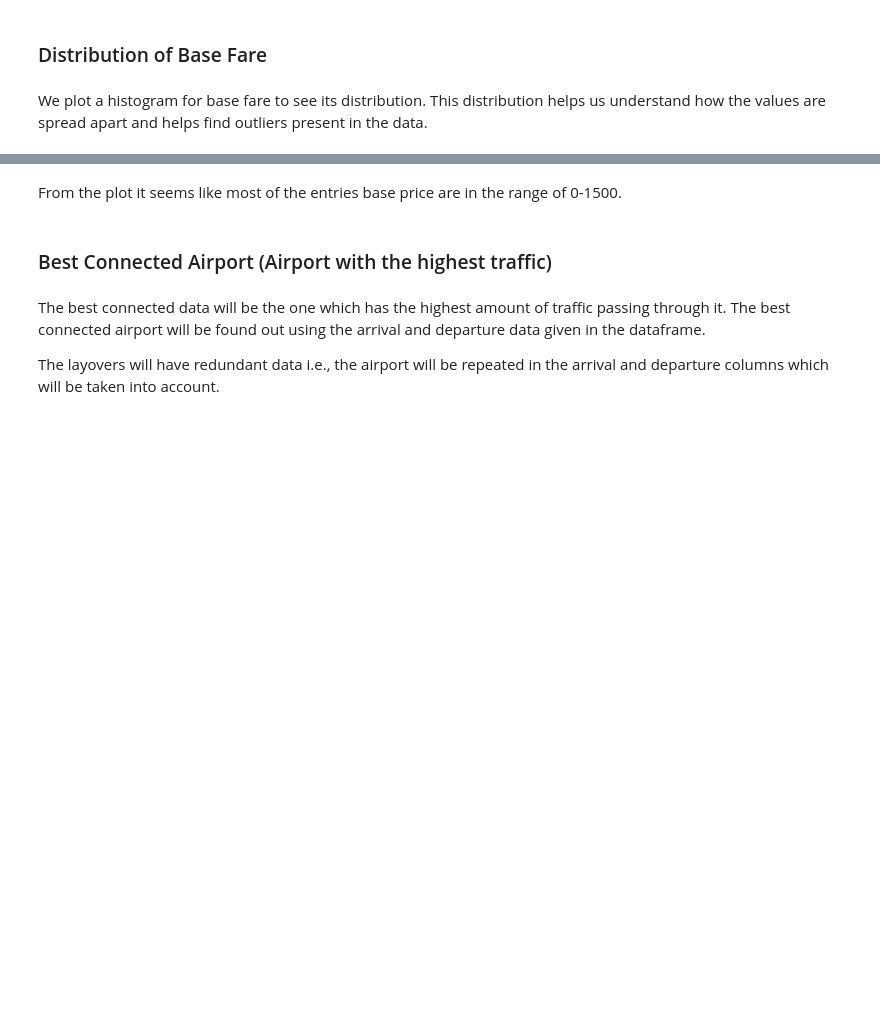
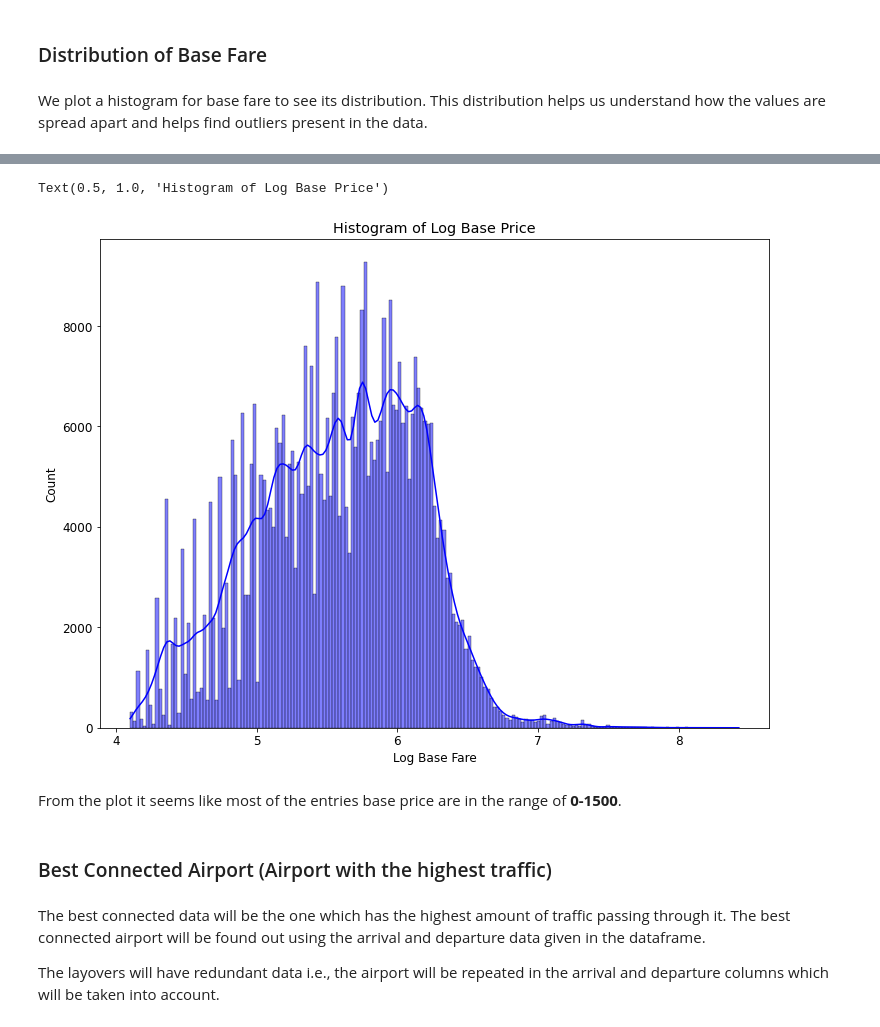
Before and after one commit to ChrisAlex2104/Data-and-Network-project, a Jupyter notebook: Final Project Notebook_v1.ipynb, the cells around one changed output, grey strips where cells are left out. Drawn from its saved outputs; the diff is of its cells as text; code cells hidden in the pictures; blank space fills up the shorter version.

```diff
--- a/Final Project Notebook_v1.ipynb
+++ b/Final Project Notebook_v1.ipynb
@@ -262,5 +360,12 @@ plt.title("Histogram of BasePrice column")
+# %%
+sns.histplot(np.log(data['baseFare']),color="blue",kde=True)
+plt.xlabel("Log Base Fare")
+plt.title("Histogram of Log Base Price")
+# %% [output]
+Text(0.5, 1.0, 'Histogram of Log Base Price')
+[figure, added]
 # %% [markdown]
-From the plot it seems like most of the entries base price are in the range of 0-1500.
+From the plot it seems like most of the entries base price are in the range of **0-1500**.
 # %% [markdown]
 ### Best Connected Airport (Airport with the highest traffic)
 # %% [markdown]
```
Also changed, not shown: parts of 48 cells of this notebook.
